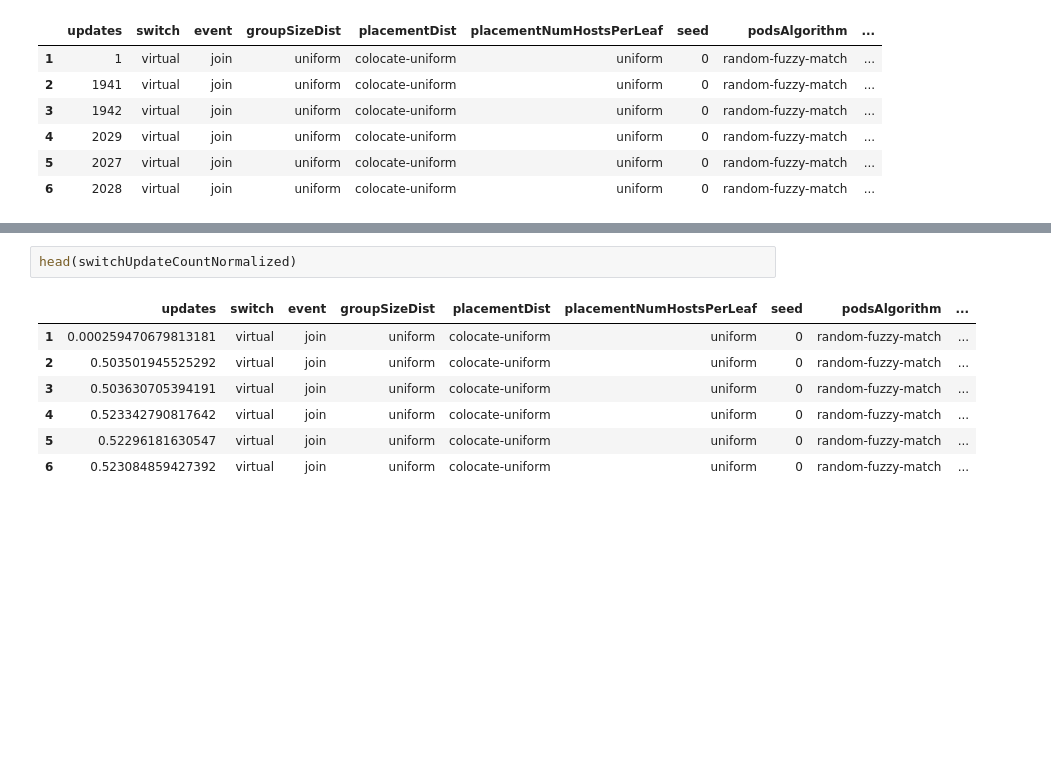
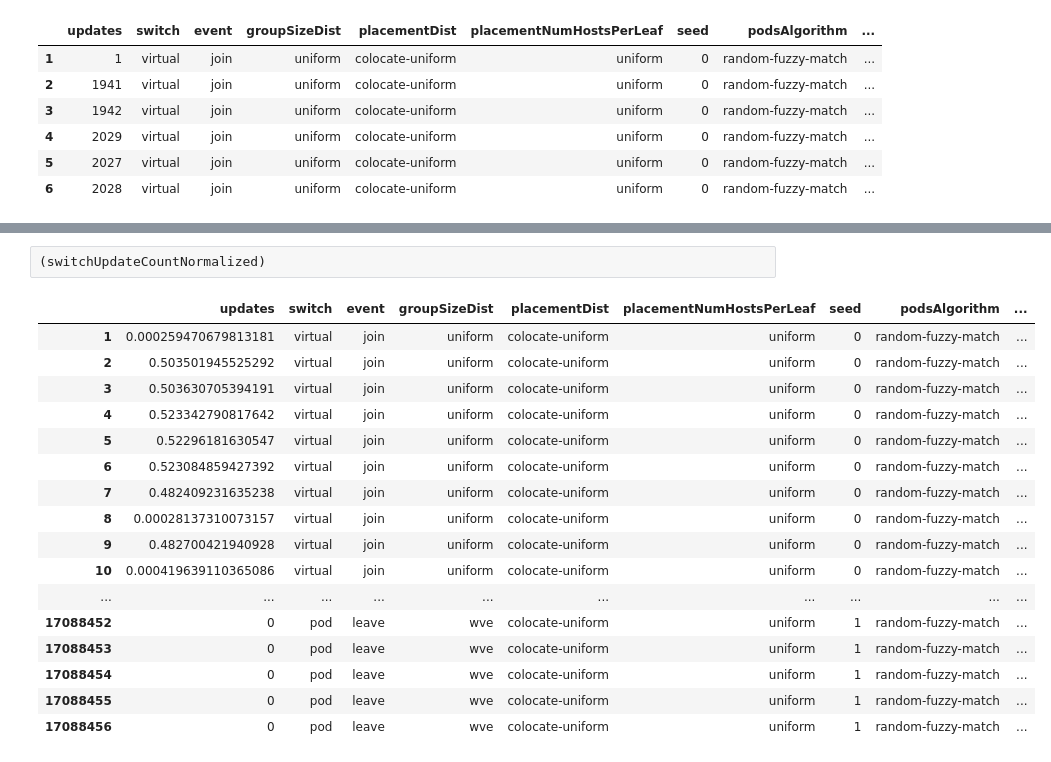
Before and after one commit to Elmo-MCast/numerical-evals, a Jupyter notebook: notebooks/12-24-2017/baseerat-1M-dynamic-plots (R).ipynb, the cells around one changed output, grey strips where cells are left out. Drawn from its saved outputs; the diff is of its cells as text; blank space fills up the shorter version.

```diff
--- a/notebooks/12-24-2017/baseerat-1M-dynamic-plots (R).ipynb
+++ b/notebooks/12-24-2017/baseerat-1M-dynamic-plots (R).ipynb
@@ -54,11 +65,21 @@ Read 17088456 rows and 18 (of 18) columns from 1.978 GB file in 00:00:29
 # %%
-head(switchUpdateCountNormalized)
+(switchUpdateCountNormalized)
 # %% [output]
 |  | updates | switch | event | groupSizeDist | placementDist | placementNumHostsPerLeaf | seed | podsAlgorithm | ... |
 | 1 | 0.000259470679813181 | virtual | join | uniform | colocate-uniform | uniform | 0 | random-fuzzy-match | ... |
 | 2 | 0.503501945525292 | virtual | join | uniform | colocate-uniform | uniform | 0 | random-fuzzy-match | ... |
 | 3 | 0.503630705394191 | virtual | join | uniform | colocate-uniform | uniform | 0 | random-fuzzy-match | ... |
 | 4 | 0.523342790817642 | virtual | join | uniform | colocate-uniform | uniform | 0 | random-fuzzy-match | ... |
 | 5 | 0.52296181630547 | virtual | join | uniform | colocate-uniform | uniform | 0 | random-fuzzy-match | ... |
 | 6 | 0.523084859427392 | virtual | join | uniform | colocate-uniform | uniform | 0 | random-fuzzy-match | ... |
+| 7 | 0.482409231635238 | virtual | join | uniform | colocate-uniform | uniform | 0 | random-fuzzy-match | ... |
+| 8 | 0.00028137310073157 | virtual | join | uniform | colocate-uniform | uniform | 0 | random-fuzzy-match | ... |
+| 9 | 0.482700421940928 | virtual | join | uniform | colocate-uniform | uniform | 0 | random-fuzzy-match | ... |
+| 10 | 0.000419639110365086 | virtual | join | uniform | colocate-uniform | uniform | 0 | random-fuzzy-match | ... |
+| ... | ... | ... | ... | ... | ... | ... | ... | ... | ... |
+| 17088452 | 0 | pod | leave | wve | colocate-uniform | uniform | 1 | random-fuzzy-match | ... |
+| 17088453 | 0 | pod | leave | wve | colocate-uniform | uniform | 1 | random-fuzzy-match | ... |
+| 17088454 | 0 | pod | leave | wve | colocate-uniform | uniform | 1 | random-fuzzy-match | ... |
+| 17088455 | 0 | pod | leave | wve | colocate-uniform | uniform | 1 | random-fuzzy-match | ... |
+| 17088456 | 0 | pod | leave | wve | colocate-uniform | uniform | 1 | random-fuzzy-match | ... |
 # %%
```
Also changed, not shown: parts of 7 cells of this notebook, 16 other files.
